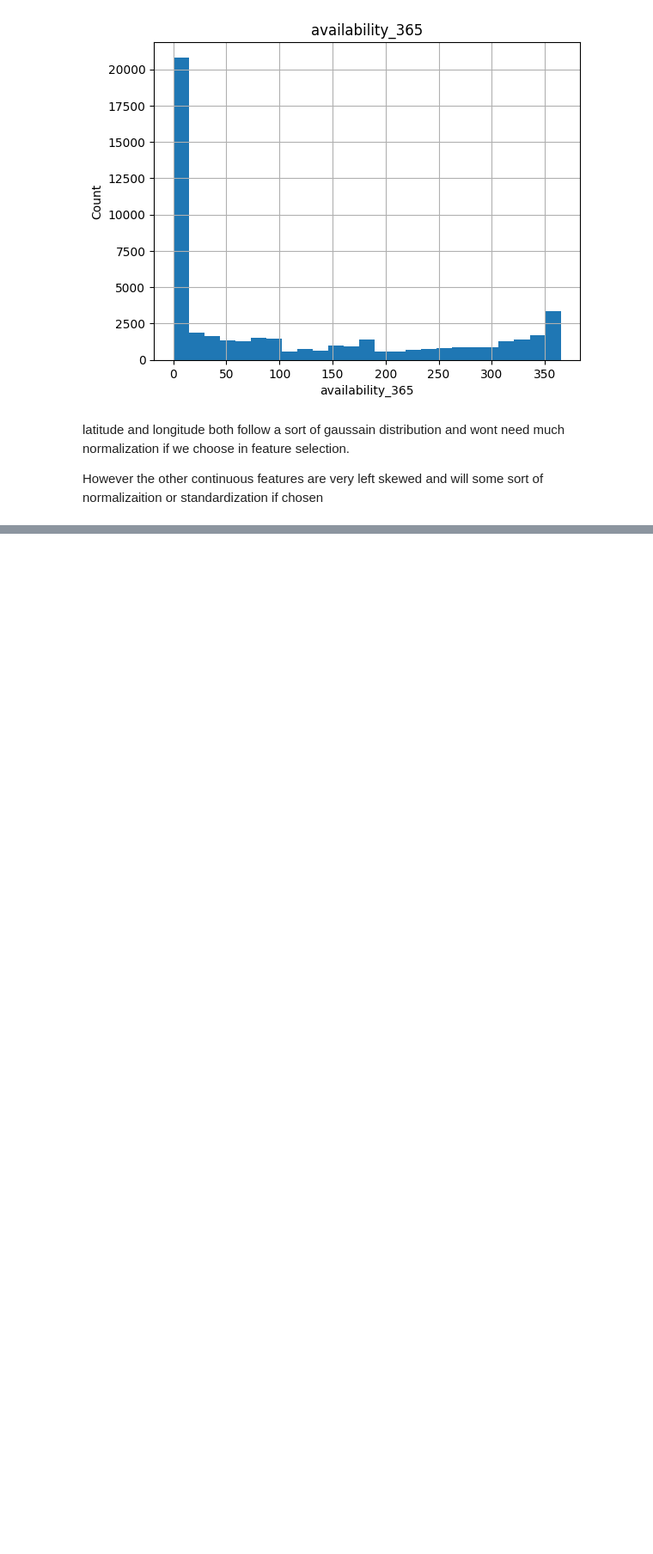
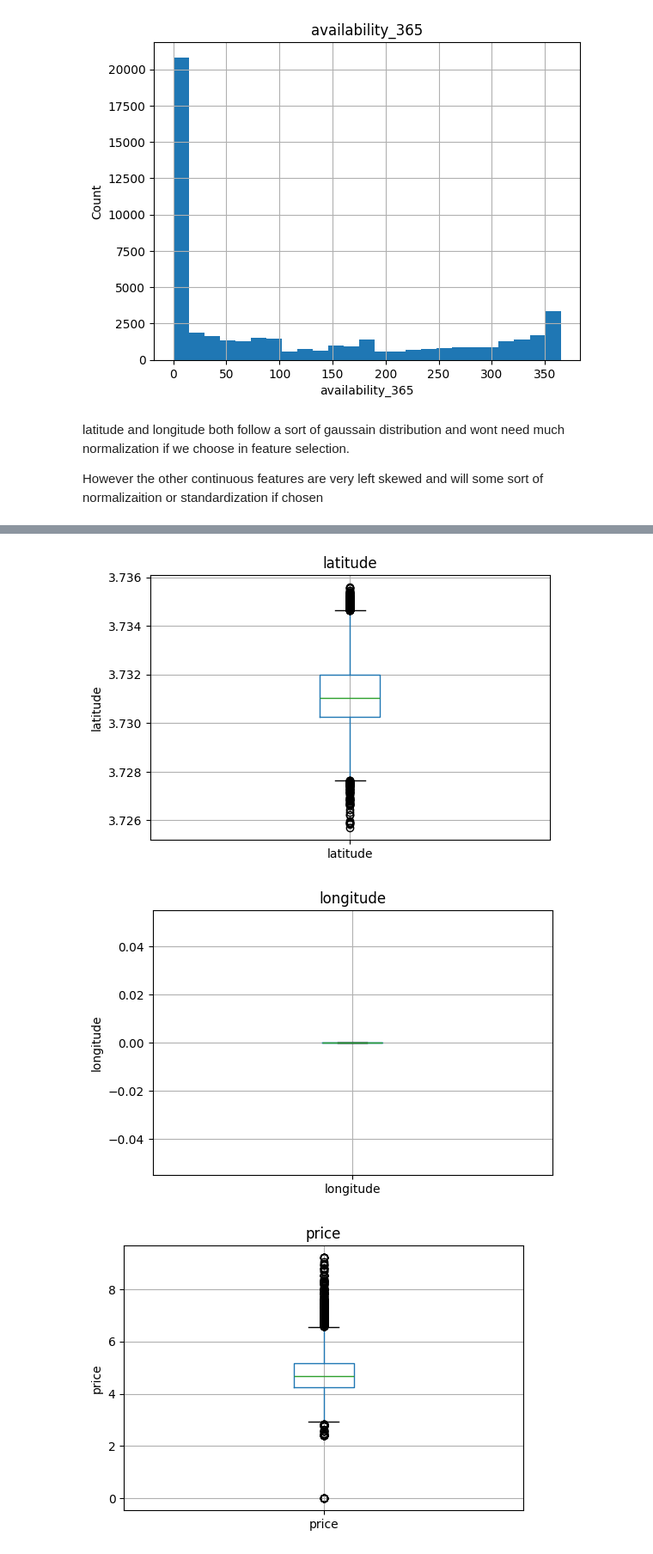
Before and after one commit to lorivera23/Projects-1, a Jupyter notebook: AirBnB_EDA_notebook.ipynb, the cells around one changed output, grey strips where cells are left out. Shown at 86% size. Saved outputs shown, nothing was run; the diff lists cells and outputs as text; code cells hidden in the pictures; blank space fills up the shorter version.

```diff
--- a/AirBnB_EDA_notebook.ipynb
+++ b/AirBnB_EDA_notebook.ipynb
@@ -176,0 +179,18 @@ However the other continuous features are very left skewed and will some sort of
+# %%
+for feature in continuous_features:
+    data = df.copy()
+
+    data[feature] = data[feature].clip(lower=0)
+
+    # log normalizing the data because box plots are sensitive to skewed data, as we saw in the last section
+    data[feature] = np.log1p(data[feature])
+
+    plt.figure(figsize=(6, 4))
+    data.boxplot(column=feature)
+    plt.ylabel(feature)
+    plt.title(feature)
+    plt.show()
+# %% [output]
+[figure, added]
+[figure, added]
+[figure, added]
```
Also changed, not shown: parts of 29 cells of this notebook, 1 other file.
